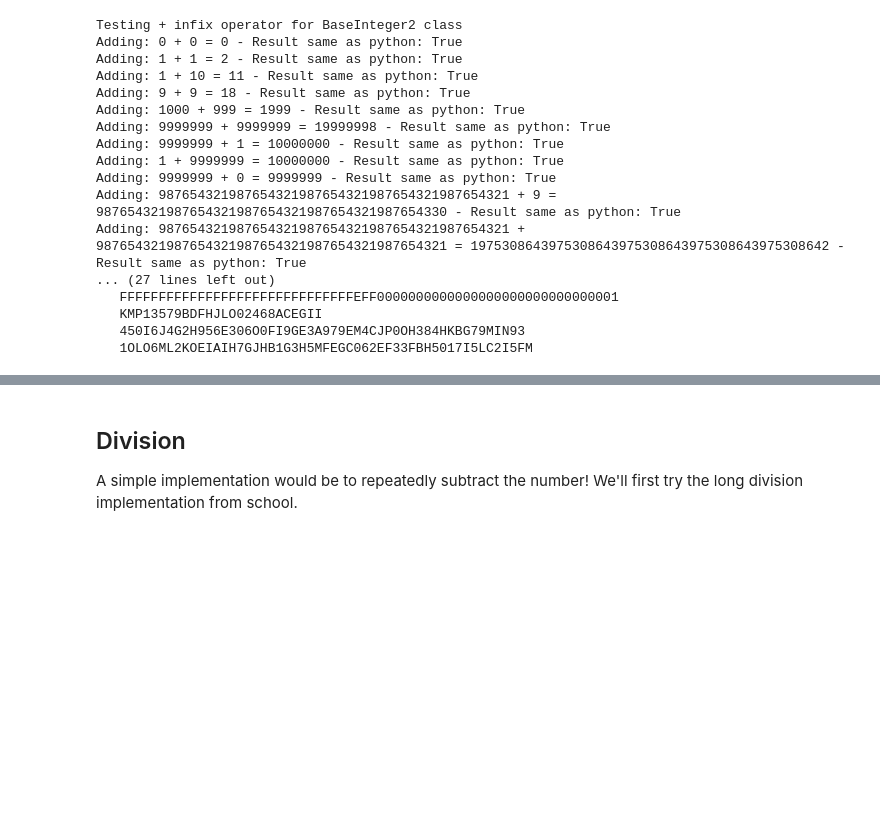
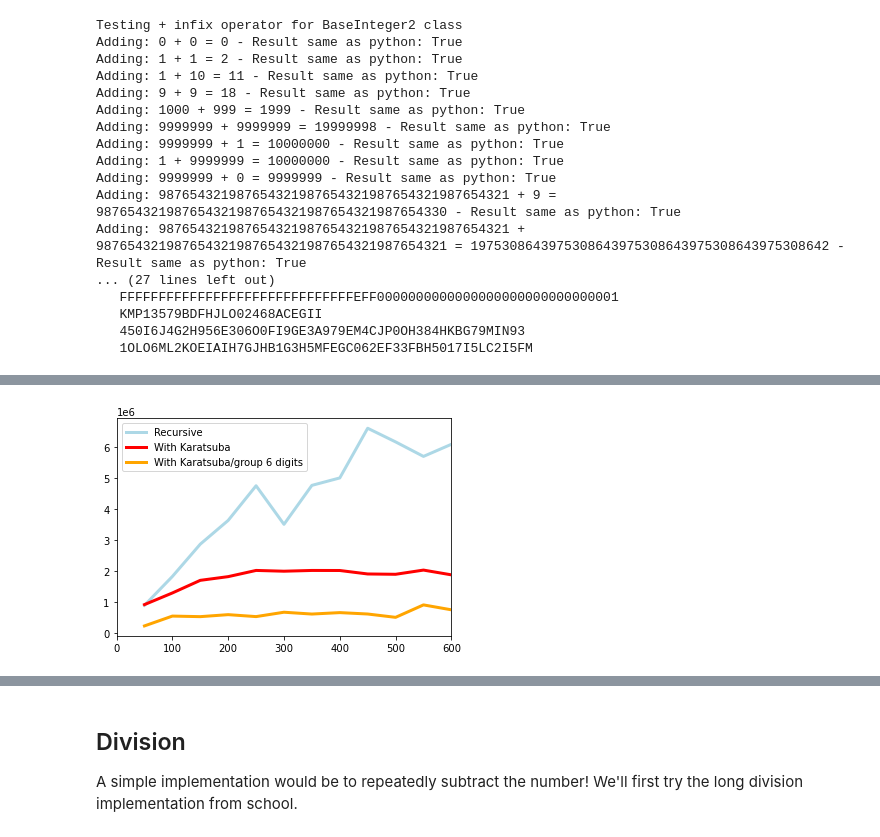
Before and after one commit to darrenpaine/algorithms-and-structures, a Jupyter notebook: Integer Manipulation - Algorithms.ipynb, the cells around one changed output, grey strips where cells are left out. Saved outputs shown, nothing was run; the diff lists cells and outputs as text; code cells hidden in the pictures; blank space fills up the shorter version.

```diff
--- a/Integer Manipulation - Algorithms.ipynb
+++ b/Integer Manipulation - Algorithms.ipynb
@@ -410,0 +718,7 @@ Implementing subtract also means supporting negative numbers. Once subtract is i
+# %%
+a = -1000
+b = -999
+i1 = NewBaseInteger(a)
+i2 = NewBaseInteger(b)
+print(i1, i2, i1 * i2)
+print (a * b)
@@ -410,0 +847,2 @@ Implementing subtract also means supporting negative numbers. Once subtract is i
+# %%
+results_1000 = do_speed_test(step,top,False,1_000_000)
@@ -410,0 +867,12 @@ Implementing subtract also means supporting negative numbers. Once subtract is i
+# %%
+
+import matplotlib
+import matplotlib.pyplot as plt
+plt.plot(range (step, top+step, step), results_1, color='lightblue', linewidth=3, label='Recursive')
+plt.plot(range (step, top+step, step), results_karatsuba, color='red', linewidth=3, label='With Karatsuba')
+plt.plot(range (step, top+step, step), results_1000, color='orange', linewidth=3, label='With Karatsuba/group 6 digits')
+plt.xlim(0, top)
+plt.legend()
+plt.show()
+# %% [output]
+[figure, added]
```
Also changed, not shown: parts of 27 cells of this notebook.
